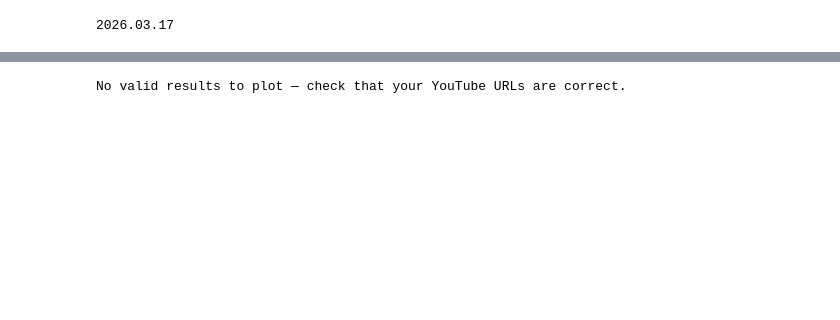
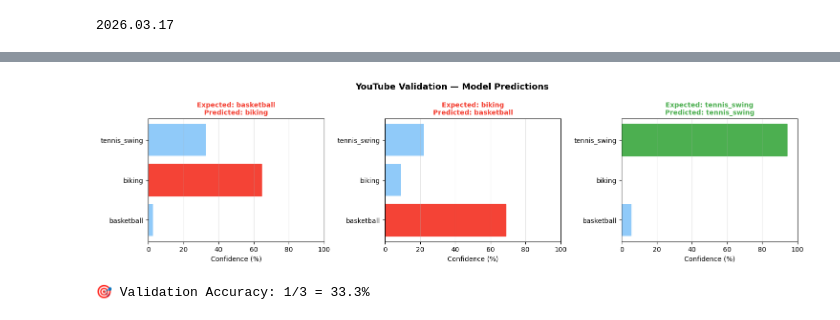
Before and after one commit to shahadyasser/arti560-computer-vision-labs, a Jupyter notebook: lab07-action-recognition/lab07-action-recognition-exercise.ipynb, the cells around one changed output, grey strips where cells are left out. Saved outputs shown, nothing was run; the diff lists cells and outputs as text; code cells hidden in the pictures; blank space fills up the shorter version.

```diff
--- a/lab07-action-recognition/lab07-action-recognition-exercise.ipynb
+++ b/lab07-action-recognition/lab07-action-recognition-exercise.ipynb
@@ -868,36 +898,34 @@ No valid results — all downloads failed. Run locally or use files.upload() ins
 # %%
-# ── Visual summary of YouTube validation ─────────────────────────────
 import matplotlib.pyplot as plt
-import numpy as np
 
-valid_results = [r for r in results if r["probs"] is not None]
+valid = [r for r in results if r["probs"] is not None]
 
-if valid_results:
-    fig, axes = plt.subplots(1, len(valid_results), figsize=(5 * len(valid_results), 4))
-    if len(valid_results) == 1:
+if valid:
+    fig, axes = plt.subplots(1, len(valid), figsize=(5 * len(valid), 4))
+    if len(valid) == 1:
         axes = [axes]
 
-    colors = ["#4CAF50" if r["expected"] == r["predicted"] else "#F44336" for r in valid_results]
-
-    for ax, res, col in zip(axes, valid_results, colors):
-        bars = ax.barh(CHOSEN_CLASSES, res["probs"] * 100, color="#90CAF9")
-        # Highlight predicted class
-        pred_idx = CHOSEN_CLASSES.index(res["predicted"]) if res["predicted"] in CHOSEN_CLASSES else -1
-        if pred_idx >= 0:
-            bars[pred_idx].set_color(col)
+    for ax, res in zip(axes, valid):
+        color = "#4CAF50" if res["expected"] == res["predicted"] else "#F44336"
+        bars  = ax.barh(CHOSEN_CLASSES, res["probs"] * 100, color="#90CAF9")
+        if res["predicted"] in CHOSEN_CLASSES:
+            bars[CHOSEN_CLASSES.index(res["predicted"])].set_color(color)
         ax.set_xlim(0, 100)
         ax.set_xlabel("Confidence (%)")
         ax.set_title(f"Expected: {res['expected']}\nPredicted: {res['predicted']}",
-                     fontsize=10, color=col, fontweight="bold")
+                     color=color, fontweight="bold", fontsize=10)
         ax.grid(axis="x", alpha=0.3)
 
-    fig.suptitle("YouTube Validation — Model Predictions", fontsize=13, fontweight="bold")
+    fig.suptitle("YouTube Validation — Model Predictions",
+                 fontsize=13, fontweight="bold")
     plt.tight_layout()
     plt.show()
 
-    correct = sum(1 for r in valid_results if r["expected"] == r["predicted"])
-    print(f"\n🎯 YouTube Validation Accuracy: {correct}/{len(valid_results)} = {correct/len(valid_results)*100:.1f}%")
+    correct = sum(1 for r in valid if r["expected"] == r["predicted"])
+    print(f"\n🎯 Validation Accuracy: {correct}/{len(valid)} = {correct/len(valid)*100:.1f}%")
+
 else:
-    print("No valid results to plot — check that your YouTube URLs are correct.")
+    print("❌ No valid results — make sure the upload cell ran successfully first.")
 # %% [output]
+[figure, added]
-No valid results to plot — check that your YouTube URLs are correct.
+🎯 Validation Accuracy: 1/3 = 33.3%
```
Also changed, not shown: parts of 9 cells of this notebook.
